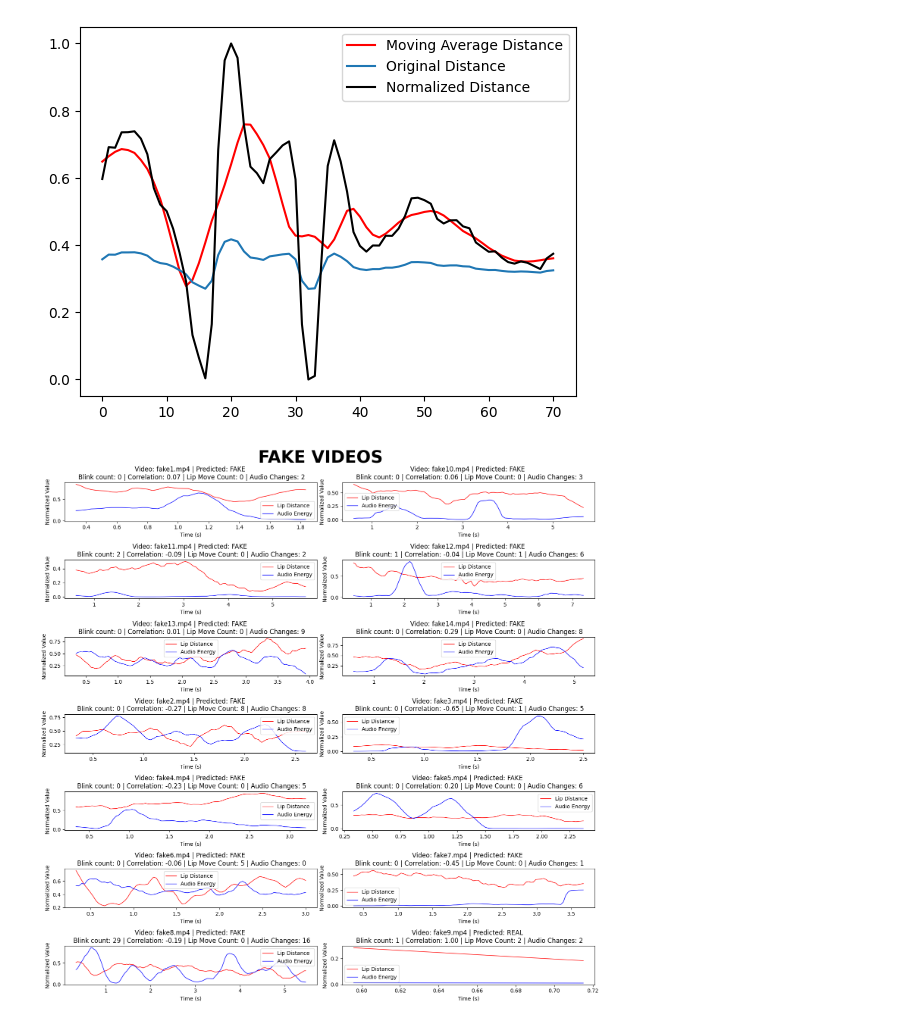
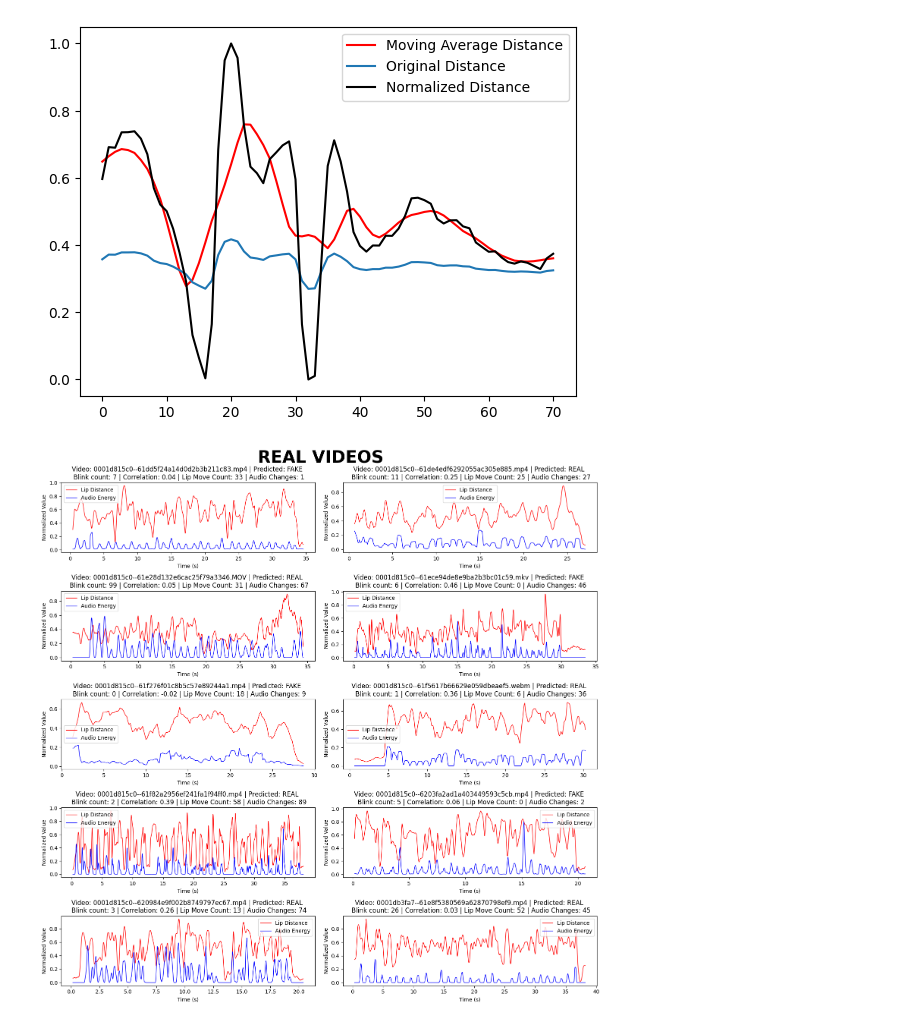
Before and after one commit to ShresthaAnkit/InternTasks, a Jupyter notebook: Liveness Detection/lip_movement/liveness_detection.ipynb, the cells around one changed output. Drawn from its saved outputs; the diff is of its cells as text; code cells hidden in the pictures.

```diff
--- a/Liveness Detection/lip_movement/liveness_detection.ipynb
+++ b/Liveness Detection/lip_movement/liveness_detection.ipynb
@@ -116,9 +117,16 @@ def extract_video_features(video_path):
                     EYE_STATUS = 0
     cap.release()
     return lip_features,blink_count,speak_count, fps
+def extract_audio_from_video(video_path):
+    video_clip = VideoFileClip(video_path)
+    audio = video_clip.audio
+    with tempfile.NamedTemporaryFile(delete=False, suffix=".wav") as temp_audio:
+        audio.write_audiofile(temp_audio.name)
+        return temp_audio.name
 def get_audio_energy(video_path,fps):
+    audio_path = extract_audio_from_video(video_path)
     # Load audio using librosa
-    y, sr = librosa.load(video_path, sr=16000, mono=True)
+    y, sr = librosa.load(audio_path, sr=16000, mono=True)
 
     # Calculate hop_length and frame_length to match video frames
     hop_length = int(sr / fps)  # Hop length to match video frame rate
@@ -157,3 +165,19 @@ def detect_peaks(data):
     peaks, _ = find_peaks(movement, height=np.mean(movement) + np.std(movement),
                       prominence=0.05, width=1, distance=2)
     return peaks
+# %%
+dummy_path = r'D:\Programming\Python\AI\Basics\AMNIL Tech\Liveness Detection\lip_movement\video\real\real1.mp4'
+audio_energy = get_audio_energy(dummy_path,30)
+
+normalized_audio = min_max_normalize(audio_energy)
+avg_audio = moving_average(normalized_audio, 9)
+
+# Detect Audio Change
+audio_changes = len(detect_peaks(audio_energy))
+# plt.plot(avg_audio,label='Moving Average Distance',color='r')
+plt.plot(audio_energy,label='Audio Energy')
+# plt.plot(normalized_audio,label='Normalized Distance',color='Black')
+plt.title('Audio Energy Variations over time')
+plt.xlabel("Frames")
+plt.ylabel("Audio Energy")
+plt.legend()
@@ -176,10 +207,10 @@ Speak count:  5
 <matplotlib.legend.Legend at 0x...>
 [figure]
 # %%
-test = 'fake'
+test = 'real'
 window_size = 9
-video_folder_path = f'D:/Programming/Python/AI/Basics/AMNIL Tech/Liveness Detection/lip_movement/video/{test}'
-#video_folder_path = f'C:/Users/aanki/Downloads/live_videos'
+#video_folder_path = f'D:/Programming/Python/AI/Basics/AMNIL Tech/Liveness Detection/lip_movement/video/{test}'
+video_folder_path = f'C:/Users/aanki/Downloads/live_videos/{test}'
 videos = os.listdir(f'{video_folder_path}')
 num_plots = len(videos)
 # Calculate the grid size (rows, columns)
@@ -192,6 +223,7 @@ fig.suptitle(f"{test} videos".upper(),fontsize=32,fontweight='bold')
 # Flatten the axes array to make indexing easier (in case of 2D array of axes)
 axes = axes.flatten()
 start_delay = 10
+#videos = ['fake3.mp4','fake4.mp4','fake7.mp4','fake8.mp4']
 for index,video in enumerate(videos):
     video_path = f'{video_folder_path}/{video}'
     # For Video
@@ -215,31 +247,31 @@ for index,video in enumerate(videos):
 
     # Detect lip movement
     # lip_movements = len(detect_peaks(avg_dist))
 
     # Detect Audio Change
     audio_changes = len(detect_peaks(audio_energy))
 
     # Calculate Pearson correlation coefficient
     print('[INFO] Calculating Correlation')
     correlation, _ = spearmanr(normalized_dist, normalized_audio)
     if not (speak_count>=2 and audio_changes>=2):
         pred = 'FAKE'
     else:
         if correlation < 0:
             if correlation > -0.1 and blink_count>0:
                 pred = 'REAL'
             else:
                 pred = 'FAKE'
         else:
             pred = 'REAL'
     clear_output(wait=True)
     axes[index].set_title(f"Video: {video} | Predicted: {pred} \n Blink count: {blink_count} | Correlation: {correlation:.2f} | Lip Move Count: {speak_count} | Audio Changes: {audio_changes}")
     axes[index].plot(times, avg_dist, label = "Lip Distance", color ='red',linewidth=1)
     axes[index].plot(times, avg_audio, label="Audio Energy", color='blue', linewidth=1)
     axes[index].legend()
     axes[index].set_xlabel('Time (s)')
     axes[index].set_ylabel('Normalized Value')
 
 plt.tight_layout()
 # %% [output]
-[figure, old version]
+[figure, new version]
```
Also changed, not shown: parts of 2 cells of this notebook, 1 other file.
